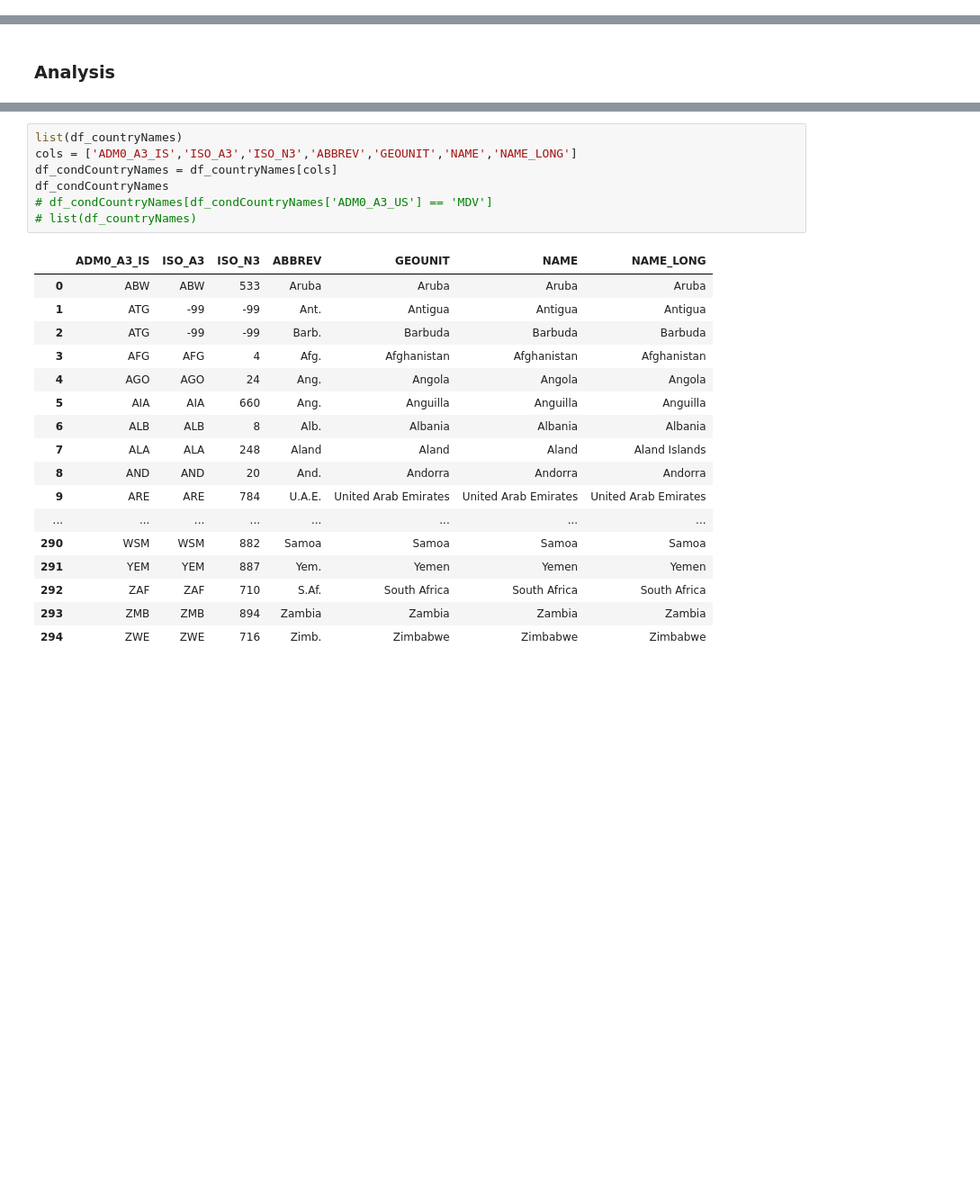
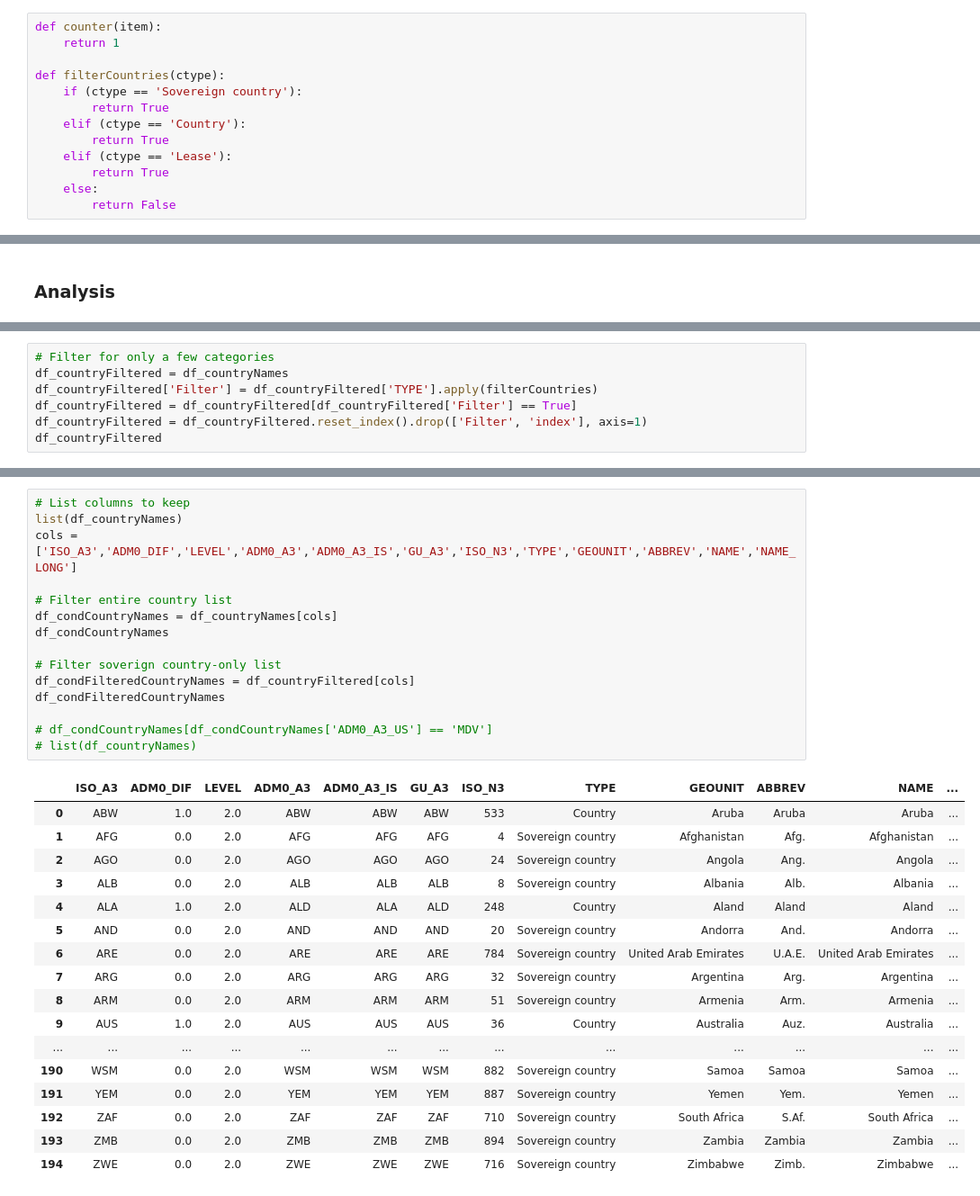
Before and after one commit to isabella232/global-immunization, a Jupyter notebook: notebooks/20170720-bm-template-merge.ipynb, the cells around one changed output, grey strips where cells are left out. Shown at 90% size. Cells and saved outputs as stored; diff of their text form; blank space fills up the shorter version.

```diff
--- a/notebooks/20170720-bm-template-merge.ipynb
+++ b/notebooks/20170720-bm-template-merge.ipynb
@@ -15,3 +17,16 @@ from datetime import datetime
+# %%
+def counter(item):
+    return 1
+
+def filterCountries(ctype):
+    if (ctype == 'Sovereign country'):
+        return True
+    elif (ctype == 'Country'):
+        return True
+    elif (ctype == 'Lease'):
+        return True
+    else:
+        return False
 # %% [markdown]
 ### Imports
 # %%
@@ -25,0 +73,7 @@ df_countryNames[df_countryNames['SOV_A3'] == 'MDV']
+# %%
+# Filter for only a few categories
+df_countryFiltered = df_countryNames
+df_countryFiltered['Filter'] = df_countryFiltered['TYPE'].apply(filterCountries)
+df_countryFiltered = df_countryFiltered[df_countryFiltered['Filter'] == True]
+df_countryFiltered = df_countryFiltered.reset_index().drop(['Filter', 'index'], axis=1)
+df_countryFiltered
@@ -26,25 +99,33 @@ df_countryNames[df_countryNames['SOV_A3'] == 'MDV']
 # %%
+# List columns to keep
 list(df_countryNames)
-cols = ['ADM0_A3_IS','ISO_A3','ISO_N3','ABBREV','GEOUNIT','NAME','NAME_LONG']
+cols = ['ISO_A3','ADM0_DIF','LEVEL','ADM0_A3','ADM0_A3_IS','GU_A3','ISO_N3','TYPE','GEOUNIT','ABBREV','NAME','NAME_LONG']
+
+# Filter entire country list
 df_condCountryNames = df_countryNames[cols]
 df_condCountryNames
+
+# Filter soverign country-only list
+df_condFilteredCountryNames = df_countryFiltered[cols]
+df_condFilteredCountryNames
+
 # df_condCountryNames[df_condCountryNames['ADM0_A3_US'] == 'MDV']
 # list(df_countryNames)
 # %% [output]
-|  | ADM0_A3_IS | ISO_A3 | ISO_N3 | ABBREV | GEOUNIT | NAME | NAME_LONG |
-| 0 | ABW | ABW | 533 | Aruba | Aruba | Aruba | Aruba |
-| 1 | ATG | -99 | -99 | Ant. | Antigua | Antigua | Antigua |
-| 2 | ATG | -99 | -99 | Barb. | Barbuda | Barbuda | Barbuda |
-| 3 | AFG | AFG | 4 | Afg. | Afghanistan | Afghanistan | Afghanistan |
-| 4 | AGO | AGO | 24 | Ang. | Angola | Angola | Angola |
-| 5 | AIA | AIA | 660 | Ang. | Anguilla | Anguilla | Anguilla |
-| 6 | ALB | ALB | 8 | Alb. | Albania | Albania | Albania |
-| 7 | ALA | ALA | 248 | Aland | Aland | Aland | Aland Islands |
-| 8 | AND | AND | 20 | And. | Andorra | Andorra | Andorra |
-| 9 | ARE | ARE | 784 | U.A.E. | United Arab Emirates | United Arab Emirates | United Arab Emirates |
-| ... | ... | ... | ... | ... | ... | ... | ... |
-| 290 | WSM | WSM | 882 | Samoa | Samoa | Samoa | Samoa |
-| 291 | YEM | YEM | 887 | Yem. | Yemen | Yemen | Yemen |
-| 292 | ZAF | ZAF | 710 | S.Af. | South Africa | South Africa | South Africa |
-| 293 | ZMB | ZMB | 894 | Zambia | Zambia | Zambia | Zambia |
-| 294 | ZWE | ZWE | 716 | Zimb. | Zimbabwe | Zimbabwe | Zimbabwe |
+|  | ISO_A3 | ADM0_DIF | LEVEL | ADM0_A3 | ADM0_A3_IS | GU_A3 | ISO_N3 | TYPE | GEOUNIT | ABBREV | NAME | ... |
+| 0 | ABW | 1.0 | 2.0 | ABW | ABW | ABW | 533 | Country | Aruba | Aruba | Aruba | ... |
+| 1 | AFG | 0.0 | 2.0 | AFG | AFG | AFG | 4 | Sovereign country | Afghanistan | Afg. | Afghanistan | ... |
+| 2 | AGO | 0.0 | 2.0 | AGO | AGO | AGO | 24 | Sovereign country | Angola | Ang. | Angola | ... |
+| 3 | ALB | 0.0 | 2.0 | ALB | ALB | ALB | 8 | Sovereign country | Albania | Alb. | Albania | ... |
+| 4 | ALA | 1.0 | 2.0 | ALD | ALA | ALD | 248 | Country | Aland | Aland | Aland | ... |
+| 5 | AND | 0.0 | 2.0 | AND | AND | AND | 20 | Sovereign country | Andorra | And. | Andorra | ... |
+| 6 | ARE | 0.0 | 2.0 | ARE | ARE | ARE | 784 | Sovereign country | United Arab Emirates | U.A.E. | United Arab Emirates | ... |
+| 7 | ARG | 0.0 | 2.0 | ARG | ARG | ARG | 32 | Sovereign country | Argentina | Arg. | Argentina | ... |
+| 8 | ARM | 0.0 | 2.0 | ARM | ARM | ARM | 51 | Sovereign country | Armenia | Arm. | Armenia | ... |
+| 9 | AUS | 1.0 | 2.0 | AUS | AUS | AUS | 36 | Country | Australia | Auz. | Australia | ... |
+| ... | ... | ... | ... | ... | ... | ... | ... | ... | ... | ... | ... | ... |
+| 190 | WSM | 0.0 | 2.0 | WSM | WSM | WSM | 882 | Sovereign country | Samoa | Samoa | Samoa | ... |
+| 191 | YEM | 0.0 | 2.0 | YEM | YEM | YEM | 887 | Sovereign country | Yemen | Yem. | Yemen | ... |
+| 192 | ZAF | 0.0 | 2.0 | ZAF | ZAF | ZAF | 710 | Sovereign country | South Africa | S.Af. | South Africa | ... |
+| 193 | ZMB | 0.0 | 2.0 | ZMB | ZMB | ZMB | 894 | Sovereign country | Zambia | Zambia | Zambia | ... |
+| 194 | ZWE | 0.0 | 2.0 | ZWE | ZWE | ZWE | 716 | Sovereign country | Zimbabwe | Zimb. | Zimbabwe | ... |
```
Also changed, not shown: parts of 7 cells of this notebook, 15 other files.
